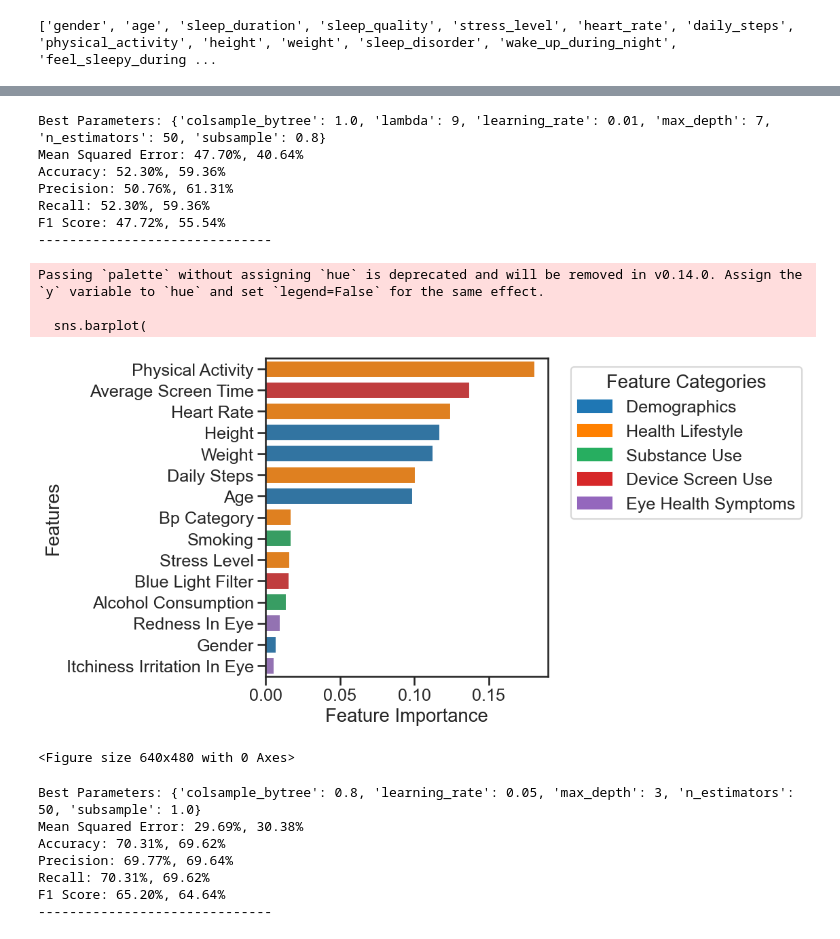
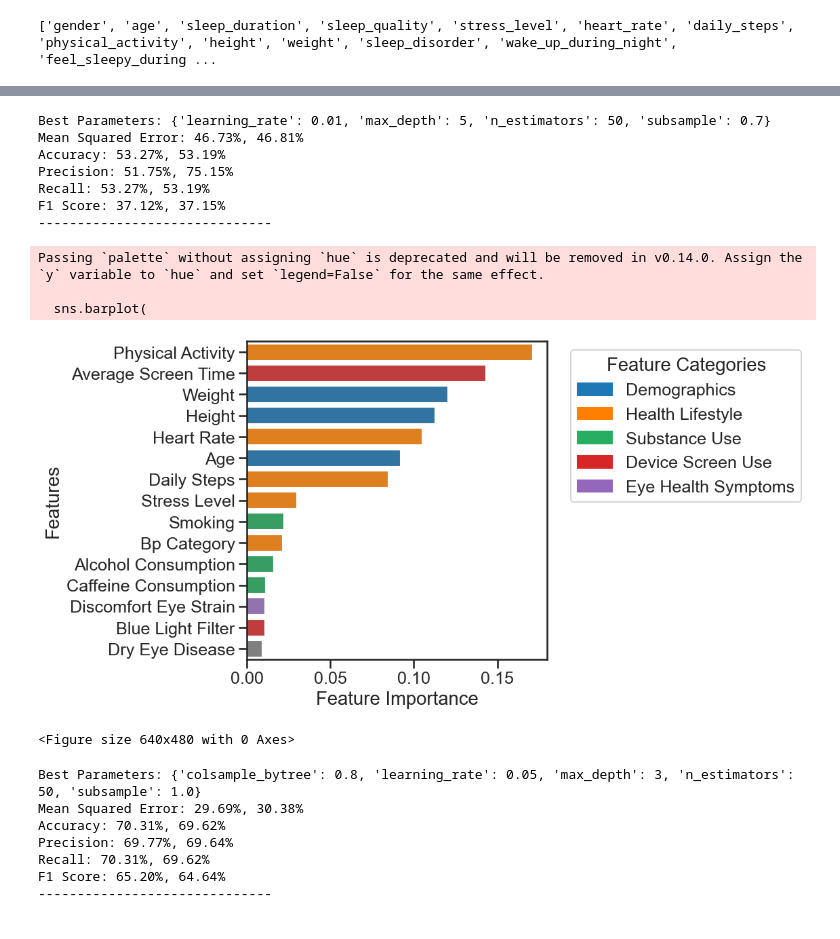
Before and after one commit to debanjan-cosmo/Erdos_Data_Science_Project_2025, a Jupyter notebook: 03_Feature_Selection.ipynb, the cells around one changed output, grey strips where cells are left out. Drawn from its saved outputs; the diff is of its cells as text; code cells hidden in the pictures.

```diff
--- a/03_Feature_Selection.ipynb
+++ b/03_Feature_Selection.ipynb
@@ -50,7 +50,7 @@ df = df.drop(columns=omit_cols)
 # %% [output]
 ['gender', 'age', 'sleep_duration', 'sleep_quality', 'stress_level', 'heart_rate', 'daily_steps', 'physical_activity', 'height', 'weight', 'sleep_disorder', 'wake_up_during_night', 'feel_sleepy_during ...
 # %%
-def feature_selection(df, col, best_params=None):
+def feature_selection(df, col, best_params=None, random_state = 1205):
     target_col = col
     y = df[target_col]
     #Drop the target columns, so the rest are feature columns
@@ -62,18 +62,26 @@ def feature_selection(df, col, best_params=None):
 
     if best_params== None:
         # Define XGBoost model
-        xgb_model = xgb.XGBClassifier(objective='reg:squarederror', random_state=42)
+        #model = xgb.XGBClassifier(objective='reg:squarederror', random_state=42)
+        model = GradientBoostingClassifier(random_state=random_state)
+
+        # param_grid = {
+        #     'n_estimators': [50, 100, 200, 300, 500],
+        #     'max_depth': [3, 5, 7],
+        #     'learning_rate': [0.01, 0.05, 0.1, 0.2],
+        #     'subsample': [0.7, 0.8, 1.0],
+        #     'colsample_bytree': [0.7, 0.8, 1.0]
+        #     #,'lambda': [1, 3, 5, 7, 9]
+        # }
 
         param_grid = {
-            'n_estimators': [50, 100, 200, 300, 500],
+            'n_estimators': [50, 100, 200, 300],
             'max_depth': [3, 5, 7],
-            'learning_rate': [0.01, 0.05, 0.1, 0.2],
+            'learning_rate': [0.01, 0.05, 0.1],
             'subsample': [0.7, 0.8, 1.0],
-            'colsample_bytree': [0.7, 0.8, 1.0]
-            #,'lambda': [1, 3, 5, 7, 9]
         }
         # Perform Grid Search
-        grid_search = GridSearchCV(estimator=xgb_model, param_grid=param_grid,
+        grid_search = GridSearchCV(estimator=model, param_grid=param_grid,
                                 cv=3, scoring='neg_mean_squared_error', n_jobs=-1, verbose=0)
         grid_search.fit(X_train, y_train)
 
@@ -83,12 +91,12 @@ def feature_selection(df, col, best_params=None):
     print("Best Parameters:", best_params)
 
     # Train final model with best parameters
-    #best_xgb = xgb.XGBClassifier(**best_params, objective='reg:squarederror', random_state=42)
-    best_xgb = GradientBoostingClassifier(random_state=42)
-    best_xgb.fit(X_train, y_train)
+    #best_model = xgb.XGBClassifier(**best_params, objective='reg:squarederror', random_state=42)
+    best_model = GradientBoostingClassifier(**best_params, random_state=42)
+    best_model.fit(X_train, y_train)
 
     # Evaluate on test set
-    y_pred = best_xgb.predict(X_test)
+    y_pred = best_model.predict(X_test)
     mse = mean_squared_error(y_test, y_pred)
     acc = accuracy_score(y_test, y_pred)
     f1 = f1_score(y_test, y_pred, average='weighted')  # Use 'weighted' for multi-class classification
@@ -96,7 +104,7 @@ def feature_selection(df, col, best_params=None):
     precision = precision_score(y_test, y_pred, average='weighted')
 
     # Evaluate on train set
-    y_pred0 = best_xgb.predict(X_train)
+    y_pred0 = best_model.predict(X_train)
     mse0 = mean_squared_error(y_train, y_pred0)
     acc0 = accuracy_score(y_train, y_pred0)
     f10 = f1_score(y_train, y_pred0, average='weighted')  # Use 'weighted' for multi-class classification
@@ -112,7 +120,7 @@ def feature_selection(df, col, best_params=None):
 
     # Feature Importance
     feature_names = X.columns.tolist()
-    importance = best_xgb.feature_importances_
+    importance = best_model.feature_importances_
     f_pairs = list(zip(importance, feature_names))
     f_pairs.sort()
     importance_sort, feature_names_sort = zip(*f_pairs)
@@ -185,7 +193,7 @@ def feature_selection(df, col, best_params=None):
     plt.clf()
 
     # # SHAP values for feature selection
-    # explainer = shap.Explainer(best_xgb)
+    # explainer = shap.Explainer(best_model)
     # shap_values = explainer(X_train)
     # shap.summary_plot(shap_values, X_train, feature_names=feature_names)
 # %%
@@ -205,18 +213,18 @@ Passing `palette` without assigning `hue` is deprecated and will be removed in v
 <Figure size 640x480 with 0 Axes>
 # %%
-feature_selection(df, 'insomnia', best_params=xgb_insomnia_full)
+feature_selection(df, 'insomnia', best_params=None)
 # %% [output]
-Best Parameters: {'colsample_bytree': 1.0, 'lambda': 9, 'learning_rate': 0.01, 'max_depth': 7, 'n_estimators': 50, 'subsample': 0.8}
-Mean Squared Error: 47.70%, 40.64%
-Accuracy: 52.30%, 59.36%
-Precision: 50.76%, 61.31%
-Recall: 52.30%, 59.36%
-F1 Score: 47.72%, 55.54%
+Best Parameters: {'learning_rate': 0.01, 'max_depth': 5, 'n_estimators': 50, 'subsample': 0.7}
+Mean Squared Error: 46.73%, 46.81%
+Accuracy: 53.27%, 53.19%
+Precision: 51.75%, 75.15%
+Recall: 53.27%, 53.19%
+F1 Score: 37.12%, 37.15%
 ------------------------------
 Passing `palette` without assigning `hue` is deprecated and will be removed in v0.14.0. Assign the `y` variable to `hue` and set `legend=False` for the same effect.
 
   sns.barplot(
-[figure, old version]
+[figure, new version]
 <Figure size 640x480 with 0 Axes>
 # %%
 best_p = {'colsample_bytree': 0.8, 'learning_rate': 0.05, 'max_depth': 3, 'n_estimators': 50, 'subsample': 1.0}
```
Also changed, not shown: parts of 1 cell of this notebook.
